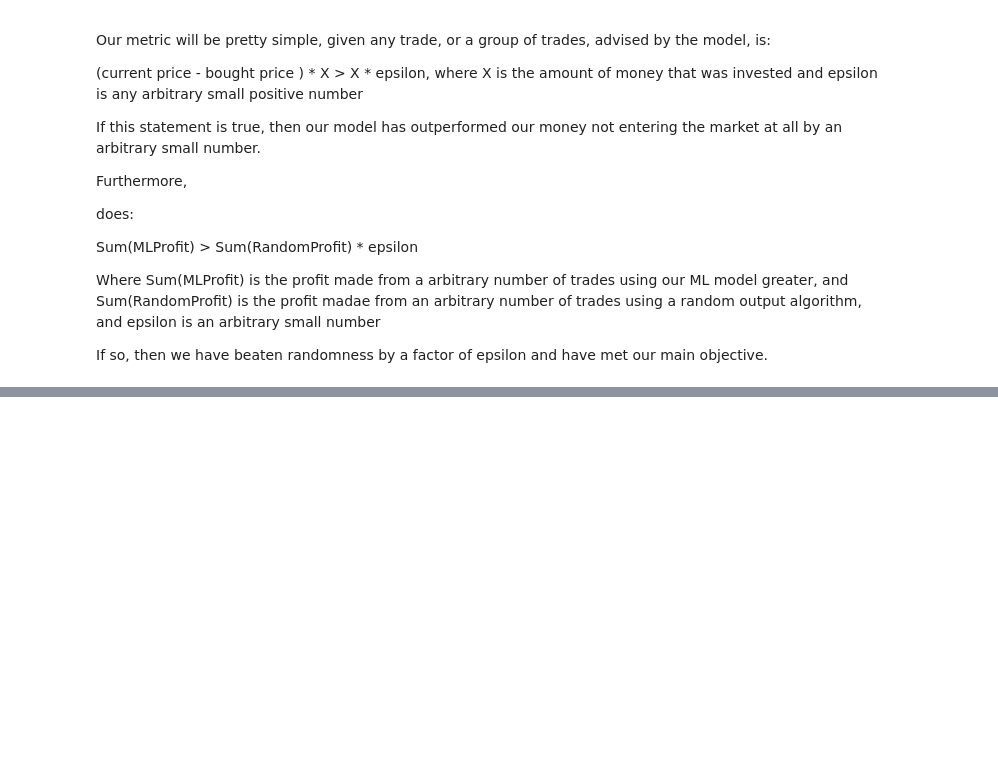
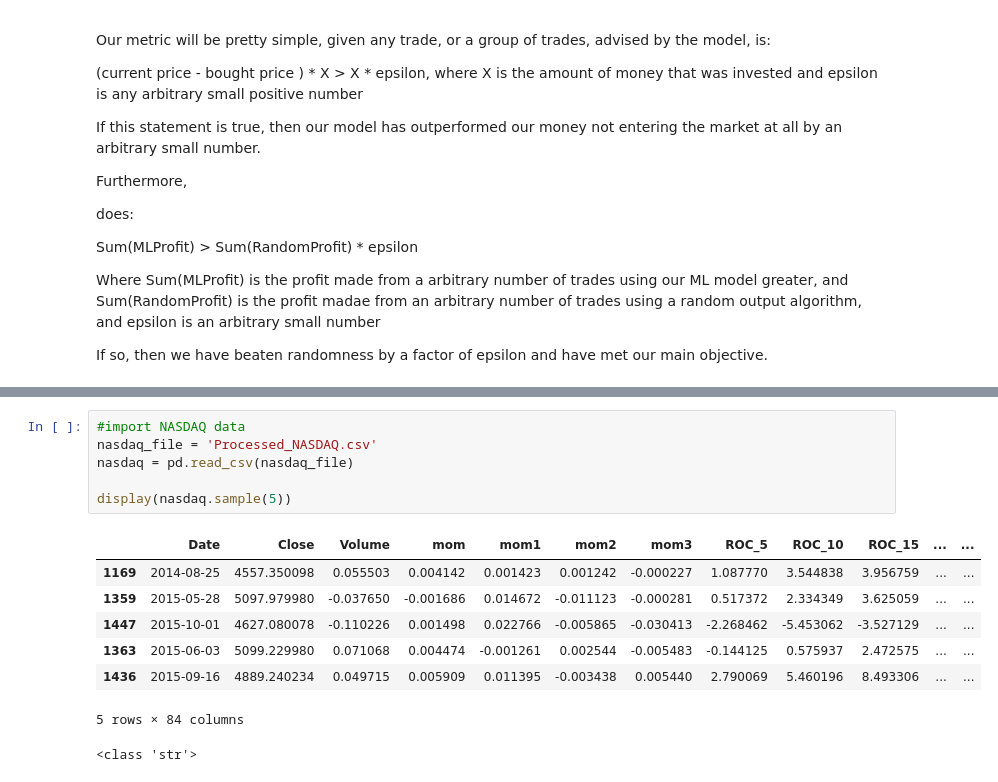
Before and after one commit to cmelende/CS5262-50_Assignment1, a Jupyter notebook: assignment1.ipynb, the cells around one changed output, grey strips where cells are left out. Cells and saved outputs as stored; diff of their text form; blank space fills up the shorter version.

```diff
--- a/assignment1.ipynb
+++ b/assignment1.ipynb
@@ -48,0 +77,15 @@ If so, then we have beaten randomness by a factor of epsilon and have met our ma
+# %%
+#import NASDAQ data
+nasdaq_file = 'Processed_NASDAQ.csv'
+nasdaq = pd.read_csv(nasdaq_file)
+
+display(nasdaq.sample(5))
+# %% [output]
+|  | Date | Close | Volume | mom | mom1 | mom2 | mom3 | ROC_5 | ROC_10 | ROC_15 | ... | ... |
+| 1169 | 2014-08-25 | 4557.350098 | 0.055503 | 0.004142 | 0.001423 | 0.001242 | -0.000227 | 1.087770 | 3.544838 | 3.956759 | ... | ... |
+| 1359 | 2015-05-28 | 5097.979980 | -0.037650 | -0.001686 | 0.014672 | -0.011123 | -0.000281 | 0.517372 | 2.334349 | 3.625059 | ... | ... |
+| 1447 | 2015-10-01 | 4627.080078 | -0.110226 | 0.001498 | 0.022766 | -0.005865 | -0.030413 | -2.268462 | -5.453062 | -3.527129 | ... | ... |
+| 1363 | 2015-06-03 | 5099.229980 | 0.071068 | 0.004474 | -0.001261 | 0.002544 | -0.005483 | -0.144125 | 0.575937 | 2.472575 | ... | ... |
+| 1436 | 2015-09-16 | 4889.240234 | 0.049715 | 0.005909 | 0.011395 | -0.003438 | 0.005440 | 2.790069 | 5.460196 | 8.493306 | ... | ... |
+5 rows × 84 columns
+<class 'str'>
```
Also changed, not shown: parts of 8 cells of this notebook.
